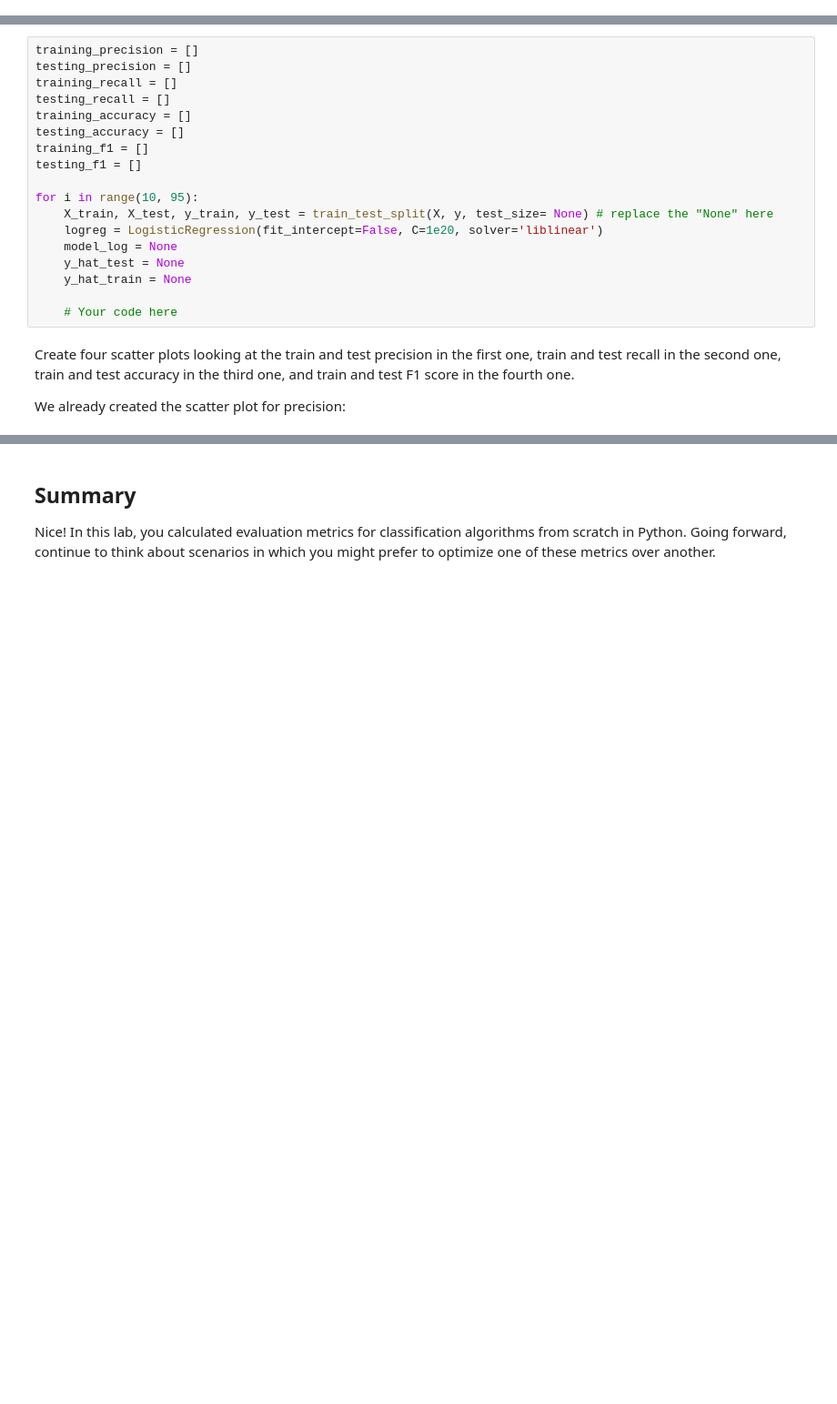
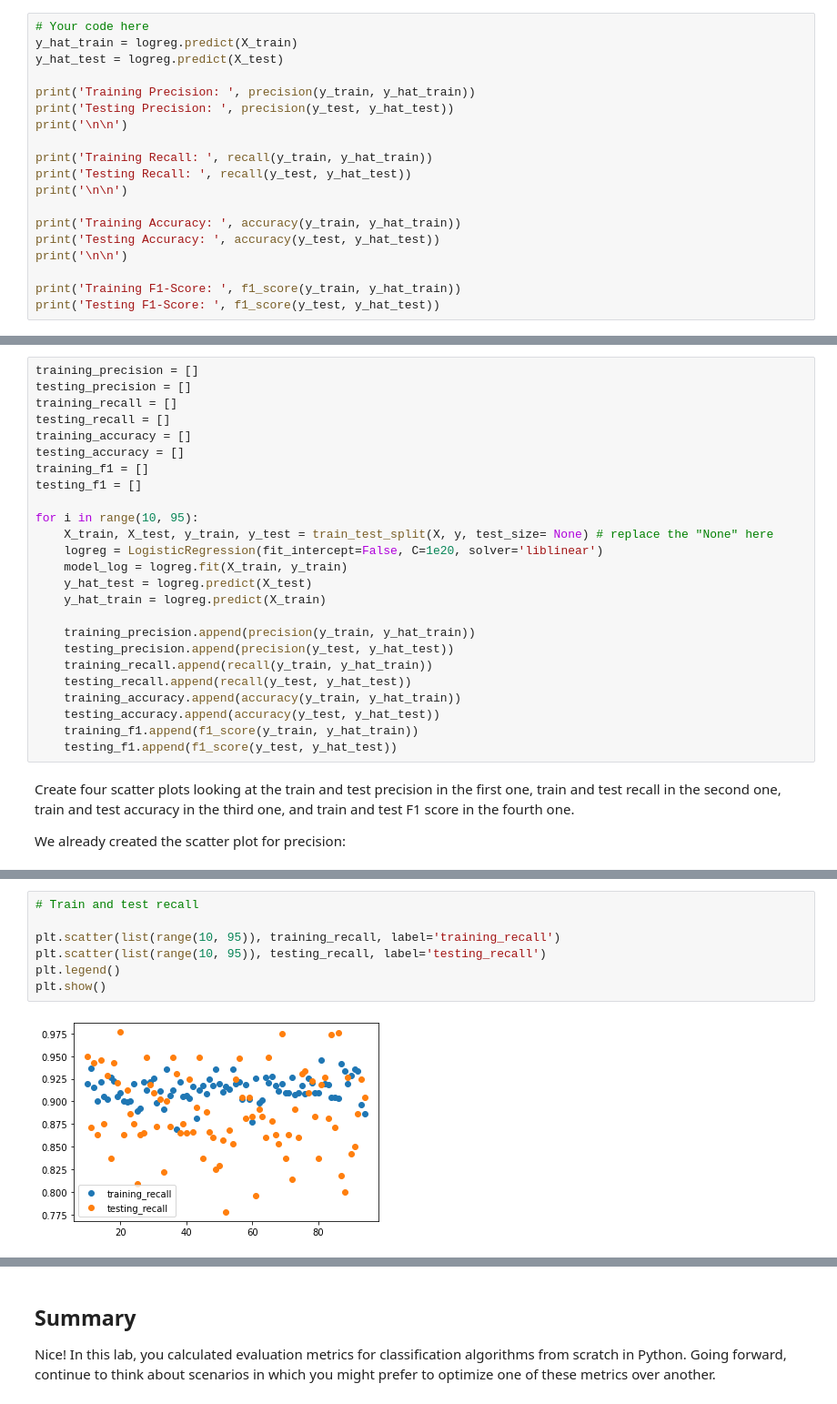
Before and after one commit to Pamela-Chebii/dsc-evaluating-logistic-regression-models-lab, a Jupyter notebook: index.ipynb, the cells around one changed output, grey strips where cells are left out. Shown at 91% size. Saved outputs shown, nothing was run; the diff lists cells and outputs as text; blank space fills up the shorter version.

```diff
--- a/index.ipynb
+++ b/index.ipynb
@@ -105,0 +115,19 @@ y_hat_test = None
+# %%
+# Your code here
+y_hat_train = logreg.predict(X_train)
+y_hat_test = logreg.predict(X_test)
+
+print('Training Precision: ', precision(y_train, y_hat_train))
+print('Testing Precision: ', precision(y_test, y_hat_test))
+print('\n\n')
+
+print('Training Recall: ', recall(y_train, y_hat_train))
+print('Testing Recall: ', recall(y_test, y_hat_test))
+print('\n\n')
+
+print('Training Accuracy: ', accuracy(y_train, y_hat_train))
+print('Testing Accuracy: ', accuracy(y_test, y_hat_test))
+print('\n\n')
+
+print('Training F1-Score: ', f1_score(y_train, y_hat_train))
+print('Testing F1-Score: ', f1_score(y_test, y_hat_test))
@@ -142,11 +223,18 @@ testing_f1 = []
 for i in range(10, 95):
     X_train, X_test, y_train, y_test = train_test_split(X, y, test_size= None) # replace the "None" here
     logreg = LogisticRegression(fit_intercept=False, C=1e20, solver='liblinear')
-    model_log = None
-    y_hat_test = None
-    y_hat_train = None
+    model_log = logreg.fit(X_train, y_train)
+    y_hat_test = logreg.predict(X_test)
+    y_hat_train = logreg.predict(X_train)
 
-    # Your code here
+    training_precision.append(precision(y_train, y_hat_train))
+    testing_precision.append(precision(y_test, y_hat_test))
+    training_recall.append(recall(y_train, y_hat_train))
+    testing_recall.append(recall(y_test, y_hat_test))
+    training_accuracy.append(accuracy(y_train, y_hat_train))
+    testing_accuracy.append(accuracy(y_test, y_hat_test))
+    training_f1.append(f1_score(y_train, y_hat_train))
+    testing_f1.append(f1_score(y_test, y_hat_test))
 # %% [markdown]
 Create four scatter plots looking at the train and test precision in the first one, train and test recall in the second one, train and test accuracy in the third one, and train and test F1 score in the fourth one.
 
@@ -165,0 +250,9 @@ plt.show()
+# %%
+# Train and test recall
+
+plt.scatter(list(range(10, 95)), training_recall, label='training_recall')
+plt.scatter(list(range(10, 95)), testing_recall, label='testing_recall')
+plt.legend()
+plt.show()
+# %% [output]
+[figure, added]
```
Also changed, not shown: parts of 18 cells of this notebook.
